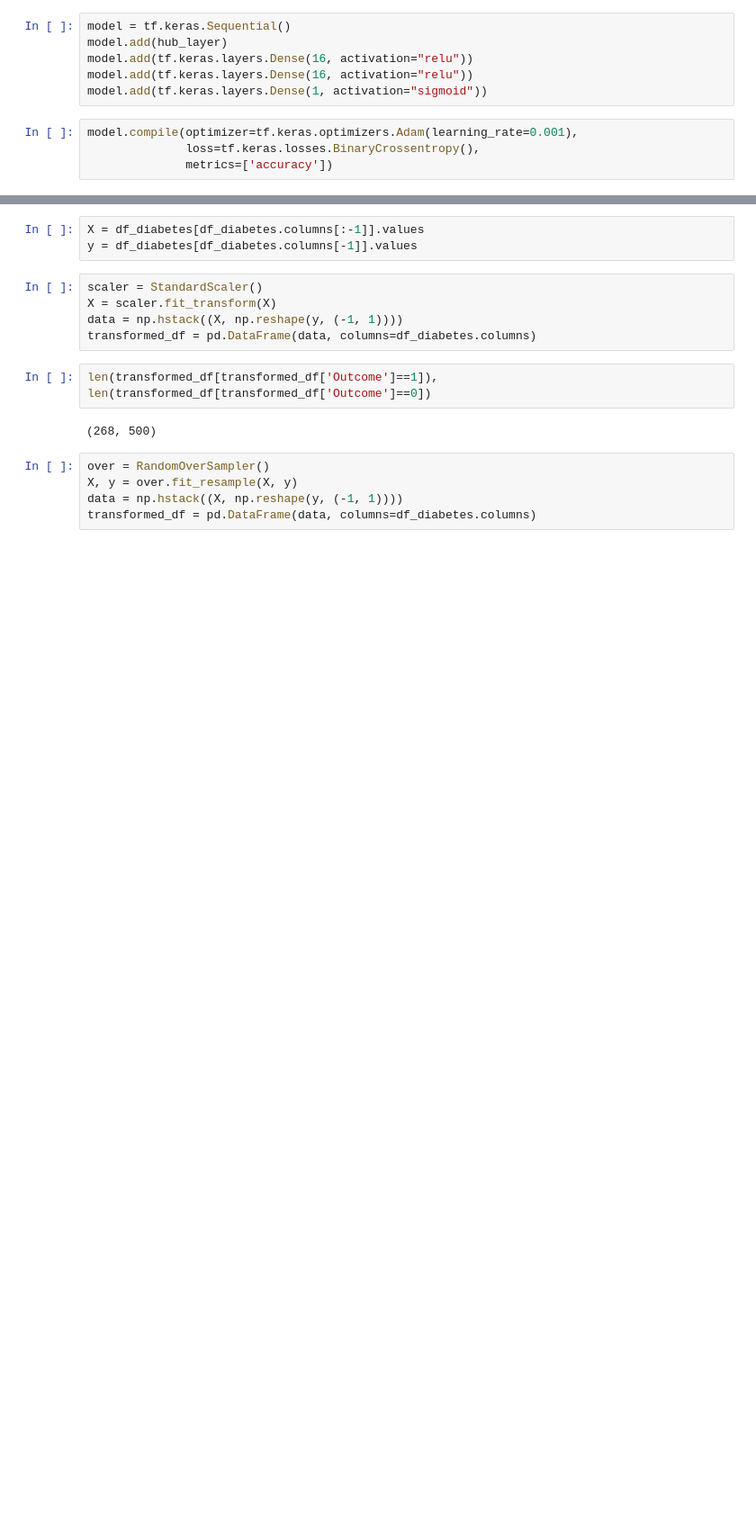
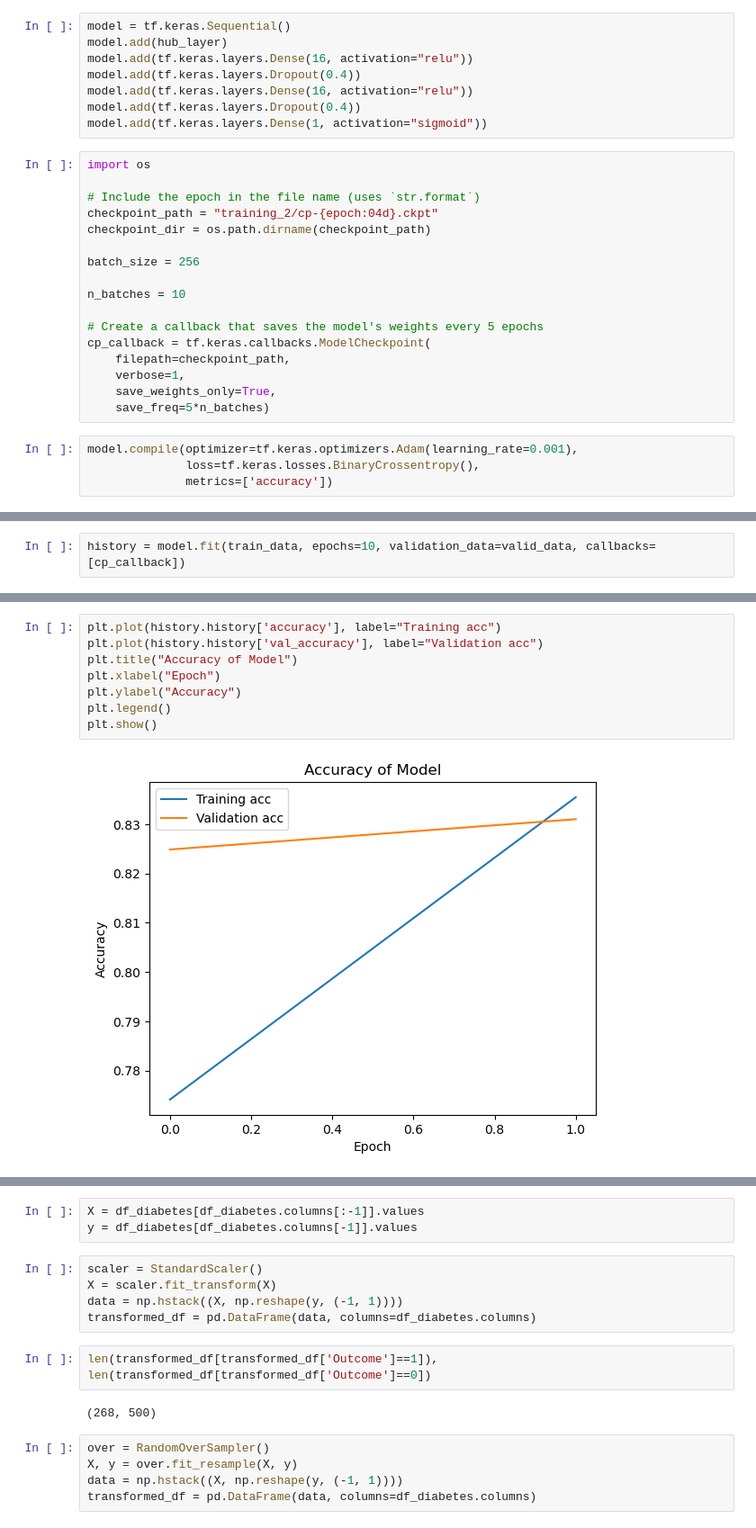
Before and after one commit to RaykKretzschmar/TensorFlow_Learning, a Jupyter notebook: tensorflow.ipynb, the cells around one changed output, grey strips where cells are left out. Shown at 90% size. Cells and saved outputs as stored; diff of their text form; blank space fills up the shorter version.

```diff
--- a/tensorflow.ipynb
+++ b/tensorflow.ipynb
@@ -110,8 +131,27 @@ array([[ 0.37717497, -0.04858768,  0.08667555, ..., -0.19379708,
 model = tf.keras.Sequential()
 model.add(hub_layer)
 model.add(tf.keras.layers.Dense(16, activation="relu"))
+model.add(tf.keras.layers.Dropout(0.4))
 model.add(tf.keras.layers.Dense(16, activation="relu"))
+model.add(tf.keras.layers.Dropout(0.4))
 model.add(tf.keras.layers.Dense(1, activation="sigmoid"))
+# %%
+import os
+
+# Include the epoch in the file name (uses `str.format`)
+checkpoint_path = "training_2/cp-{epoch:04d}.ckpt"
+checkpoint_dir = os.path.dirname(checkpoint_path)
+
+batch_size = 256
+
+n_batches = 10
+
+# Create a callback that saves the model's weights every 5 epochs
+cp_callback = tf.keras.callbacks.ModelCheckpoint(
+    filepath=checkpoint_path,
+    verbose=1,
+    save_weights_only=True,
+    save_freq=5*n_batches)
 # %%
 model.compile(optimizer=tf.keras.optimizers.Adam(learning_rate=0.001),
               loss=tf.keras.losses.BinaryCrossentropy(),
@@ -128,0 +169,2 @@ model.evaluate(valid_data)
+# %%
+history = model.fit(train_data, epochs=10, validation_data=valid_data, callbacks=[cp_callback])
@@ -128,0 +219,10 @@ model.evaluate(valid_data)
+# %%
+plt.plot(history.history['accuracy'], label="Training acc")
+plt.plot(history.history['val_accuracy'], label="Validation acc")
+plt.title("Accuracy of Model")
+plt.xlabel("Epoch")
+plt.ylabel("Accuracy")
+plt.legend()
+plt.show()
+# %% [output]
+[figure, added]
```
Also changed, not shown: parts of 20 cells of this notebook, 1 other file.
